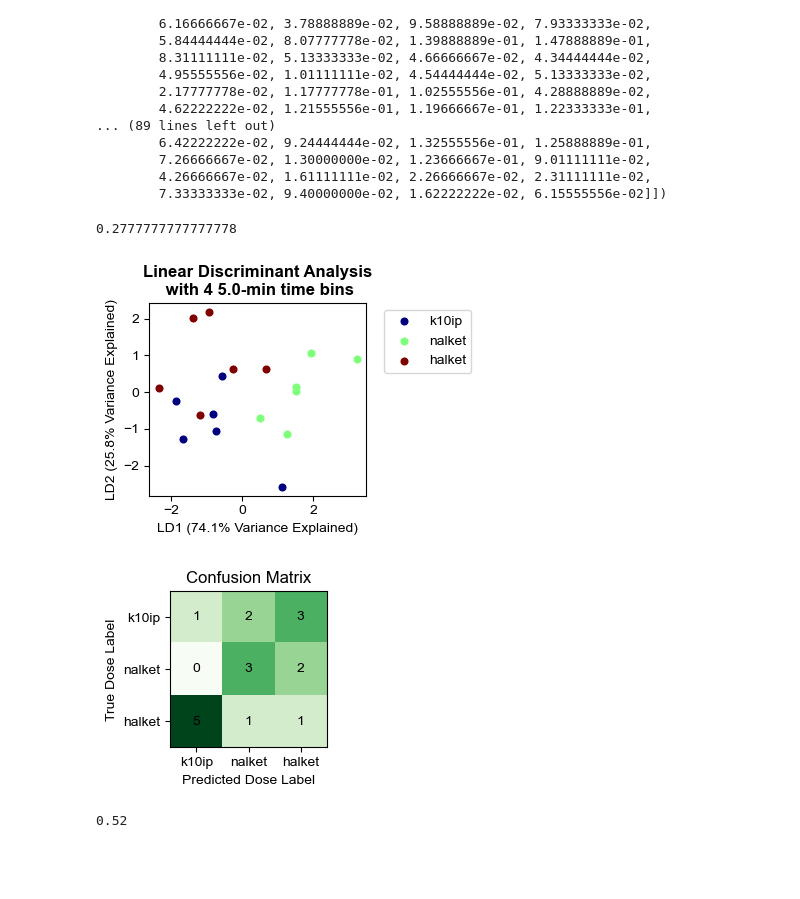
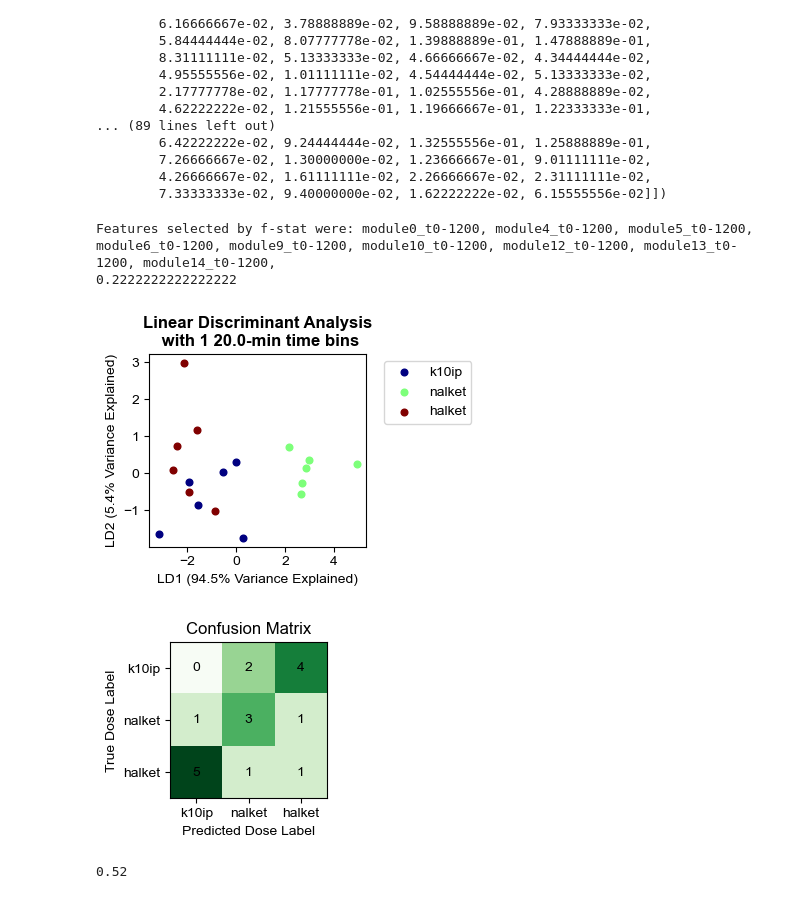
Before and after one commit to s-ewbank/MARIPoSA, a Jupyter notebook: demo/demo5_lda.ipynb, the cells around one changed output. Cells and saved outputs as stored; diff of their text form; code cells hidden in the pictures; blank space fills up the shorter version.

Commit message:
Updated pose usage feature extraction, LDA feature selection, and pose usage SSD time series functions

```diff
--- a/demo/demo5_lda.ipynb
+++ b/demo/demo5_lda.ipynb
@@ -63,19 +64,20 @@ array([[1.02777778e-01, 7.46666667e-02, 1.49444444e-01, 7.55555556e-03,
         4.26666667e-02, 1.61111111e-02, 2.26666667e-02, 2.31111111e-02,
         7.33333333e-02, 9.40000000e-02, 1.62222222e-02, 6.15555556e-02]])
 # %%
-# selected_subgroups=['k10ip', 'nalket', 'halket']
-# labels_df, _ = analysis.label_counter_subgroups(config,0,1200,selected_subgroups=selected_subgroups)
-# lda_result = analysis.lda_labels_timebins(config,labels_df,binsize=300,selected_subgroups=selected_subgroups,loocv=True)
-# fig = plot.plot_lda(config, lda_result, cmap="jet")
-# plt.savefig("/Users/snewbank/Behavior/MARIPOSA_test/240904_VAME-full/demo_alldrugs/lda_ipblockers.png",dpi=500)
-# fig = plot.plot_conf_mat(lda_result)
-# plt.savefig("/Users/snewbank/Behavior/MARIPOSA_test/240904_VAME-full/demo_alldrugs/loocv_ipblockers.png",dpi=500)
-# print(lda_result.loocv_accuracy)
-# plt.show()
+selected_subgroups=['k10ip', 'nalket', 'halket']
+labels_df, _ = analysis.label_counter_subgroups(config,0,1200,selected_subgroups=selected_subgroups)
+lda_result = analysis.lda_labels_timebins(config,labels_df,binsize=1200,selected_subgroups=selected_subgroups,loocv=True,feature_selection=("f",8))
+fig = plot.plot_lda(config, lda_result, cmap="jet")
+#plt.savefig("/Users/snewbank/Behavior/MARIPOSA_test/240904_VAME-full/demo_alldrugs/lda_ipblockers.png",dpi=500)
+fig = plot.plot_conf_mat(lda_result)
+#plt.savefig("/Users/snewbank/Behavior/MARIPOSA_test/240904_VAME-full/demo_alldrugs/loocv_ipblockers.png",dpi=500)
+print(lda_result.loocv_accuracy)
+plt.show()
 # %% [output]
-0.2777777777777778
+Features selected by f-stat were: module0_t0-1200, module4_t0-1200, module5_t0-1200, module6_t0-1200, module9_t0-1200, module10_t0-1200, module12_t0-1200, module13_t0-1200, module14_t0-1200,
+0.2222222222222222
-[figure, old version]
+[figure, new version]
-[figure, old version]
+[figure, new version]
 # %%
 # selected_subgroups=['salip', 'k1ip', 'k5ip', 'k10ip', 'k25ip', 'cocaine', 'mk801', 'nalket', 'halket']
 # labels_df, _ = analysis.label_counter_subgroups(config,0,1200,selected_subgroups=selected_subgroups)
```
Also changed, not shown: parts of 1 cell of this notebook, 2 other files.
